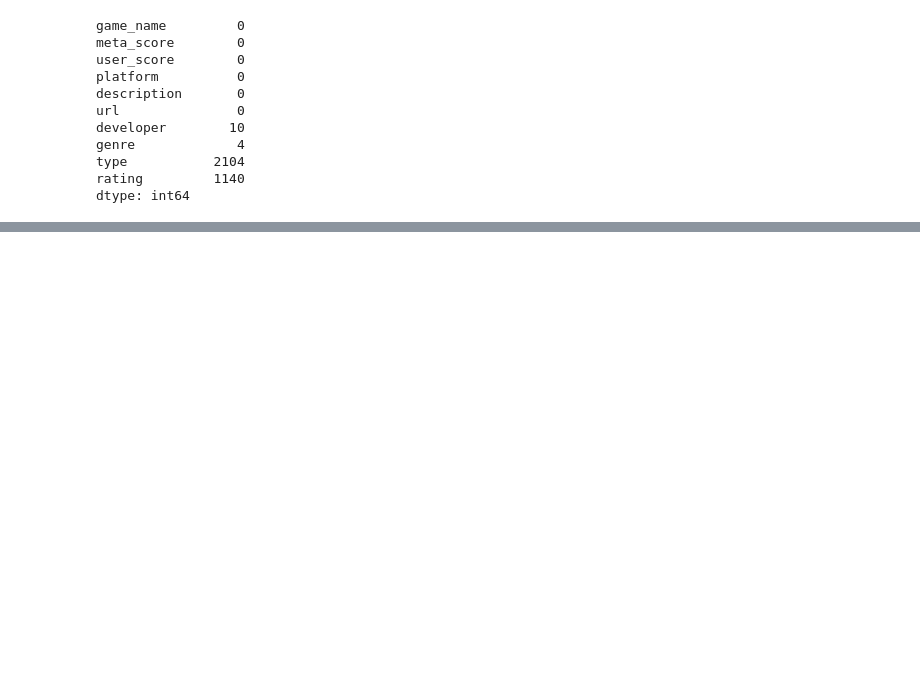
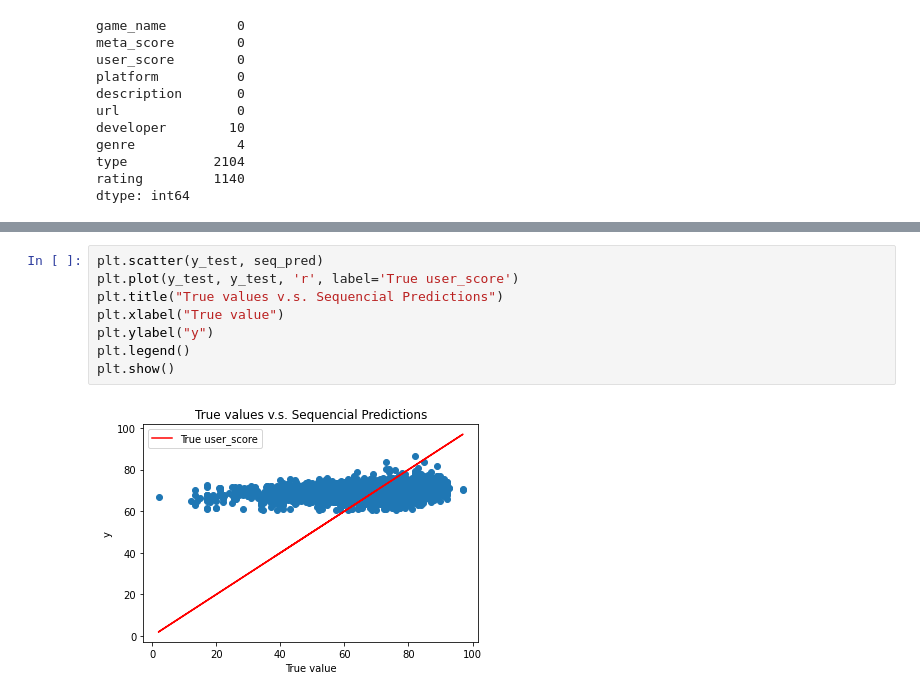
Before and after one commit to TingHsuanYang/cmpe255-spring22-project, a Jupyter notebook: notebooks/evan-model.ipynb, the cells around one changed output, grey strips where cells are left out. Cells and saved outputs as stored; diff of their text form; blank space fills up the shorter version.

```diff
--- a/notebooks/evan-model.ipynb
+++ b/notebooks/evan-model.ipynb
@@ -276,0 +315,10 @@ sns.displot(errors)
+# %%
+plt.scatter(y_test, seq_pred)
+plt.plot(y_test, y_test, 'r', label='True user_score')
+plt.title("True values v.s. Sequencial Predictions")
+plt.xlabel("True value")
+plt.ylabel("y")
+plt.legend()
+plt.show()
+# %% [output]
+[figure, added]
```
Also changed, not shown: parts of 80 cells of this notebook, 2 other files.
